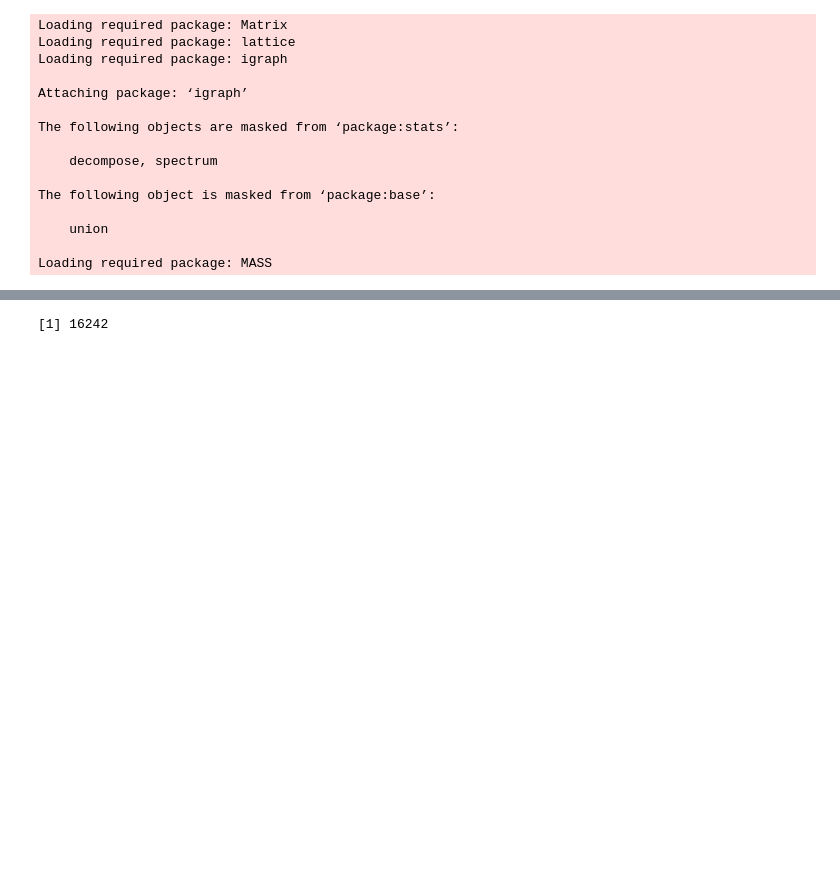
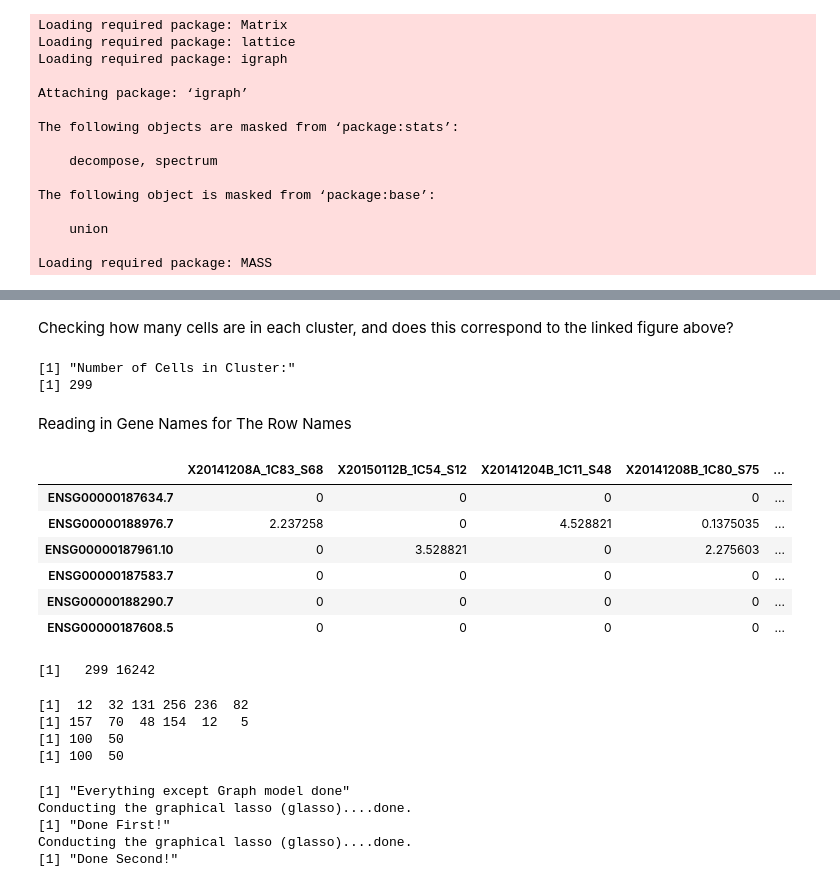
Before and after one commit to kanishkasthana/humanNeuronClusters, a Jupyter notebook: graphAnalysisofHumanClusters.ipynb, the cells around one changed output, grey strips where cells are left out. Cells and saved outputs as stored; diff of their text form; code cells hidden in the pictures; blank space fills up the shorter version.

```diff
--- a/graphAnalysisofHumanClusters.ipynb
+++ b/graphAnalysisofHumanClusters.ipynb
@@ -25,4 +22,0 @@ cl01data=read.table("01.cl01_nc",header=TRUE)
-# %%
-nrow(cl01data)
-# %% [output]
-[1] 16242
@@ -28,0 +27,26 @@ nrow(cl01data)
+# %% [markdown]
+Checking how many cells are in each cluster, and does this correspond to the linked figure above?
+# %%
+print("Number of Cells in Cluster:")
+print(ncol(expressionData))
+# %% [output]
+[1] "Number of Cells in Cluster:"
+[1] 299
+# %% [markdown]
+Reading in Gene Names for The Row Names
+# %%
+head(expressionData)
+#Ok so we have no gene names we are good to go dude. Awesome man we can use this data directly
+# %% [output]
+|  | X20141208A_1C83_S68 | X20150112B_1C54_S12 | X20141204B_1C11_S48 | X20141208B_1C80_S75 | ... |
+| ENSG00000187634.7 | 0 | 0 | 0 | 0 | ... |
+| ENSG00000188976.7 | 2.237258 | 0 | 4.528821 | 0.1375035 | ... |
+| ENSG00000187961.10 | 0 | 3.528821 | 0 | 2.275603 | ... |
+| ENSG00000187583.7 | 0 | 0 | 0 | 0 | ... |
+| ENSG00000188290.7 | 0 | 0 | 0 | 0 | ... |
+| ENSG00000187608.5 | 0 | 0 | 0 | 0 | ... |
+# %%
+expressionMatrix=as.matrix(t(expressionData))
+print(dim(expressionMatrix))
+# %% [output]
+[1]   299 16242
@@ -28,0 +61,36 @@ nrow(cl01data)
+# %%
+randomCells1=sample(1:nrow(expressionMatrix),size = 100,replace=FALSE)
+print(head(randomCells1))
+randomCells2=sample(1:nrow(expressionMatrix),size = 100,replace=FALSE)
+print(head(randomCells2))
+randomCellsFromExpressionMatrix1=expressionMatrix[randomCells1,]
+print(dim(randomCellsFromExpressionMatrix1))
+randomCellsFromExpressionMatrix2=expressionMatrix[randomCells2,]
+print(dim(randomCellsFromExpressionMatrix2))
+# %% [output]
+[1]  12  32 131 256 236  82
+[1] 157  70  48 154  12   5
+[1] 100  50
+[1] 100  50
+# %%
+print("Everything except Graph model done")
+
+graphModel1 = huge(randomCellsFromExpressionMatrix1, method="glasso", lambda=c(0.055))
+output1=as.matrix(graphModel1$icov[[1]])
+colnames(output1)=colnames(expressionMatrix)
+write.table(output1,"graph_outputForRandomSample1.csv", sep=",", quote=FALSE, row.names = FALSE)
+print("Done First!")
+
+graphModel2 = huge(randomCellsFromExpressionMatrix2, method="glasso", lambda=c(0.055))
+output2=as.matrix(graphModel2$icov[[1]])
+colnames(output2)=colnames(expressionMatrix)
+write.table(output2,"graph_outputForRandomSample2.csv", sep=",", quote=FALSE, row.names = FALSE)
+
+print("Done Second!")
+#######################################################################################################
+# %% [output]
+[1] "Everything except Graph model done"
+Conducting the graphical lasso (glasso)....done.
+[1] "Done First!"
+Conducting the graphical lasso (glasso)....done.
+[1] "Done Second!"
```
Also changed, not shown: parts of 8 cells of this notebook, 3 other files.
